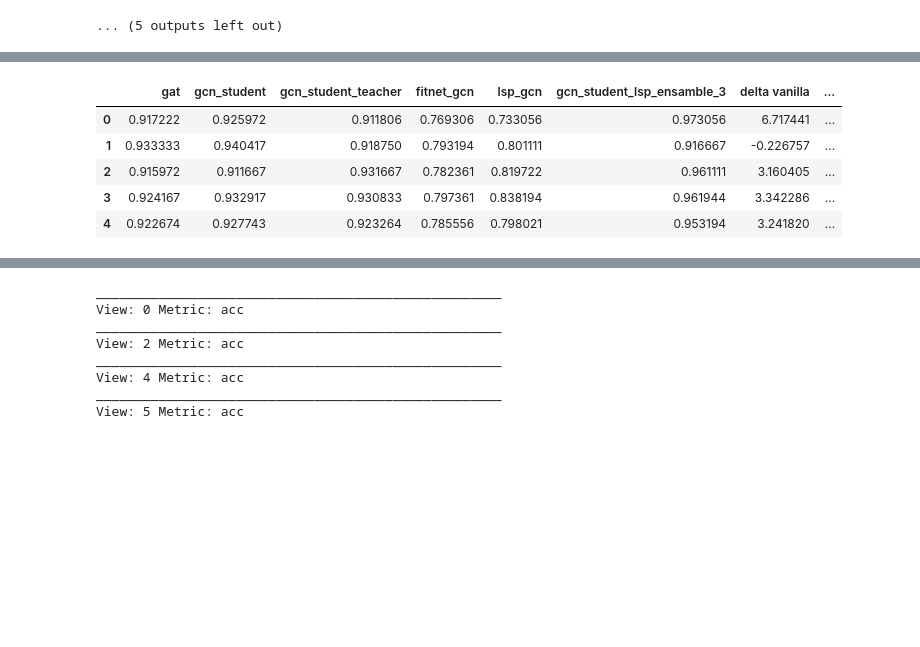
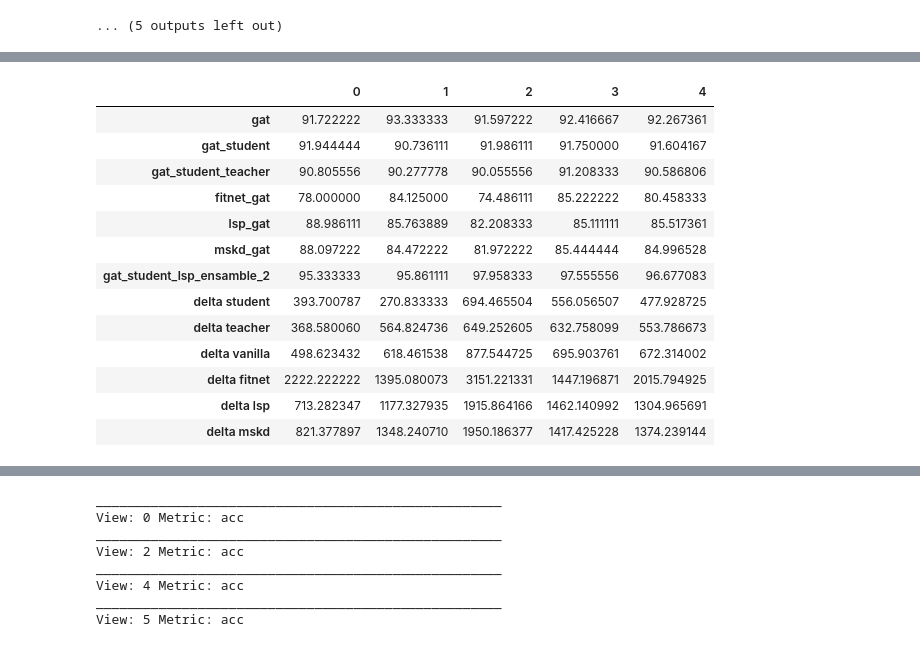
Before and after one commit to LorenzoStigliano/thesis-imperial, a Jupyter notebook: src/notebooks/study_GSP_gat_gat.ipynb, the cells around one changed output, grey strips where cells are left out. Cells and saved outputs as stored; diff of their text form; code cells hidden in the pictures; blank space fills up the shorter version.

```diff
--- a/src/notebooks/study_GSP_gat_gat.ipynb
+++ b/src/notebooks/study_GSP_gat_gat.ipynb
@@ -392,7 +406,7 @@ gat_student_lsp_ensamble_3
 # %%
 df_best_student = np.array(all_model_best_student)
 df = []
-for i in range(3):
+for i in range(4):
     df.append(df_best_student[:, i, :, 0].flatten())
 df = pd.DataFrame(np.array(df))
 # Calculate the mean of columns
@@ -410,22 +424,22 @@ df.shape
 # %%
 index = df_best_student[:,:,:,2]
 all_data_accuracy = []
-for view_index in range(3):
+for view_index in range(4):
     view_data = []
     ensamble_indexes = index[:,view_index,:]
     ensamble_data = np.array(all_model_metrics_mean)[:,view_index]
     #number of ensembles
-    for i in range(2):
+    for i in range(4):
         view_data.append([ensamble_data[i][int(best_student_index)][0] for best_student_index in ensamble_indexes[i]])
     all_data_accuracy.append(np.array(view_data).flatten())
 # %%
 all_data_var = []
-for view_index in range(3):
+for view_index in range(4):
     view_data = []
     ensamble_indexes = index[:,view_index,:]
     ensamble_data = np.array(all_model_metrics_var)[:,view_index]
     #number of ensembles
-    for i in range(2):
+    for i in range(4):
         view_data.append([ensamble_data[i][int(best_student_index)][0] for best_student_index in ensamble_indexes[i]])
     all_data_var.append(np.array(view_data).flatten())
 # %%
@@ -481,17 +513,19 @@ ValueError: Length mismatch: Expected axis has 2 elements, new values have 4 ele
 mean_all_runs, mean_all_std = reproducibility_mulitple_runs_student_specific(
     dataset="gender_data",
     views=[0,2,4,5],
-    models=["gat", "gat_student", "gat_student_teacher", "fitnet_gat", "lsp_gat", "gcn_student_lsp_ensamble_3"],
+    models=["gat", "gat_student", "gat_student_teacher", "fitnet_gat", "lsp_gat", "mskd_gat", "gat_student_lsp_ensamble_2"],
     CV=["3Fold", "5Fold", "10Fold"],
     runs=[i for i in range(10)],
     students=[
-        [2,1,2,1]
+        [1,1,1,0]
     ],
     model_args = [
         gat_args,
-        gcn_student_args,
-        gat_student_args,
-        gat_fitnet_student_args,
-        gat_lsp_student_args,
-        gat_student_lsp_ensamble_3_args
-    ])
+        gat_gat_student_args,
+        gat_gat_student_args,
+        gat_gat_fitnet_student_args,
+        gat_gat_lsp_student_args,
+        gat_gat_mskd_student_args,
+        gat_gat_student_lsp_ensamble_2_args
+    ]
+)
@@ -498,17 +534,28 @@ mean_all_runs, mean_all_std = reproducibility_mulitple_runs_student_specific(
 # %%
-reproducibility_frame = pd.DataFrame(mean_all_runs.T)
-
-models=["gat", "gat_student", "gat_student_teacher", "fitnet_gat", "lsp_gat", "gcn_student_lsp_ensamble_3"]
+models=["gat", "gat_student", "gat_student_teacher", "fitnet_gat", "lsp_gat", "mskd_gat", "gat_student_lsp_ensamble_2"]
 reproducibility_frame.columns = models
 
-reproducibility_frame["delta vanilla"] = ((reproducibility_frame["gcn_student_lsp_ensamble_3"] - reproducibility_frame["gcn_student_teacher"]) / reproducibility_frame["gcn_student_teacher"])*100
-reproducibility_frame["delta fitnet"] = ((reproducibility_frame["gcn_student_lsp_ensamble_3"] - reproducibility_frame["fitnet_gcn"]) / reproducibility_frame["fitnet_gcn"])*100
-reproducibility_frame["delta lsp"] = ((reproducibility_frame["gcn_student_lsp_ensamble_3"] - reproducibility_frame["lsp_gcn"]) / reproducibility_frame["lsp_gcn"])*100
-reproducibility_frame
+reproducibility_frame["delta student"] = ((reproducibility_frame["gat_student_lsp_ensamble_2"] - reproducibility_frame["gat"]) / reproducibility_frame["gat"])*100
+reproducibility_frame["delta teacher"] = ((reproducibility_frame["gat_student_lsp_ensamble_2"] - reproducibility_frame["gat_student"]) / reproducibility_frame["gat_student"])*100
+
+reproducibility_frame["delta vanilla"] = ((reproducibility_frame["gat_student_lsp_ensamble_2"] - reproducibility_frame["gat_student_teacher"]) / reproducibility_frame["gat_student_teacher"])*100
+reproducibility_frame["delta fitnet"] = ((reproducibility_frame["gat_student_lsp_ensamble_2"] - reproducibility_frame["fitnet_gat"]) / reproducibility_frame["fitnet_gat"])*100
+reproducibility_frame["delta lsp"] = ((reproducibility_frame["gat_student_lsp_ensamble_2"] - reproducibility_frame["lsp_gat"]) / reproducibility_frame["lsp_gat"])*100
+reproducibility_frame["delta mskd"] = ((reproducibility_frame["gat_student_lsp_ensamble_2"] - reproducibility_frame["mskd_gat"]) / reproducibility_frame["mskd_gat"])*100
+
+reproducibility_frame.T*100
 # %% [output]
-|  | gat | gcn_student | gcn_student_teacher | fitnet_gcn | lsp_gcn | gcn_student_lsp_ensamble_3 | delta vanilla | ... |
-| 0 | 0.917222 | 0.925972 | 0.911806 | 0.769306 | 0.733056 | 0.973056 | 6.717441 | ... |
-| 1 | 0.933333 | 0.940417 | 0.918750 | 0.793194 | 0.801111 | 0.916667 | -0.226757 | ... |
-| 2 | 0.915972 | 0.911667 | 0.931667 | 0.782361 | 0.819722 | 0.961111 | 3.160405 | ... |
-| 3 | 0.924167 | 0.932917 | 0.930833 | 0.797361 | 0.838194 | 0.961944 | 3.342286 | ... |
-| 4 | 0.922674 | 0.927743 | 0.923264 | 0.785556 | 0.798021 | 0.953194 | 3.241820 | ... |
+|  | 0 | 1 | 2 | 3 | 4 |
+| gat | 91.722222 | 93.333333 | 91.597222 | 92.416667 | 92.267361 |
+| gat_student | 91.944444 | 90.736111 | 91.986111 | 91.750000 | 91.604167 |
+| gat_student_teacher | 90.805556 | 90.277778 | 90.055556 | 91.208333 | 90.586806 |
+| fitnet_gat | 78.000000 | 84.125000 | 74.486111 | 85.222222 | 80.458333 |
+| lsp_gat | 88.986111 | 85.763889 | 82.208333 | 85.111111 | 85.517361 |
+| mskd_gat | 88.097222 | 84.472222 | 81.972222 | 85.444444 | 84.996528 |
+| gat_student_lsp_ensamble_2 | 95.333333 | 95.861111 | 97.958333 | 97.555556 | 96.677083 |
+| delta student | 393.700787 | 270.833333 | 694.465504 | 556.056507 | 477.928725 |
+| delta teacher | 368.580060 | 564.824736 | 649.252605 | 632.758099 | 553.786673 |
+| delta vanilla | 498.623432 | 618.461538 | 877.544725 | 695.903761 | 672.314002 |
+| delta fitnet | 2222.222222 | 1395.080073 | 3151.221331 | 1447.196871 | 2015.794925 |
+| delta lsp | 713.282347 | 1177.327935 | 1915.864166 | 1462.140992 | 1304.965691 |
+| delta mskd | 821.377897 | 1348.240710 | 1950.186377 | 1417.425228 | 1374.239144 |
```
Also changed, not shown: parts of 15 cells of this notebook, 16 other files.
